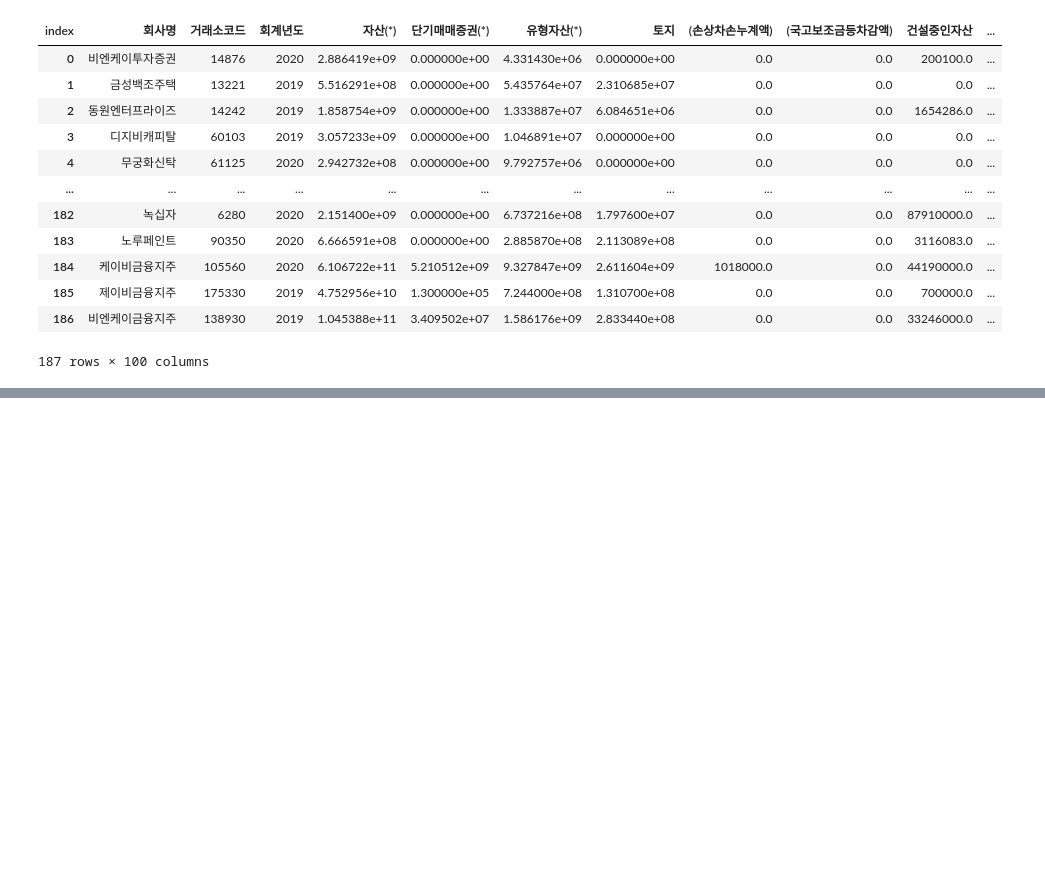
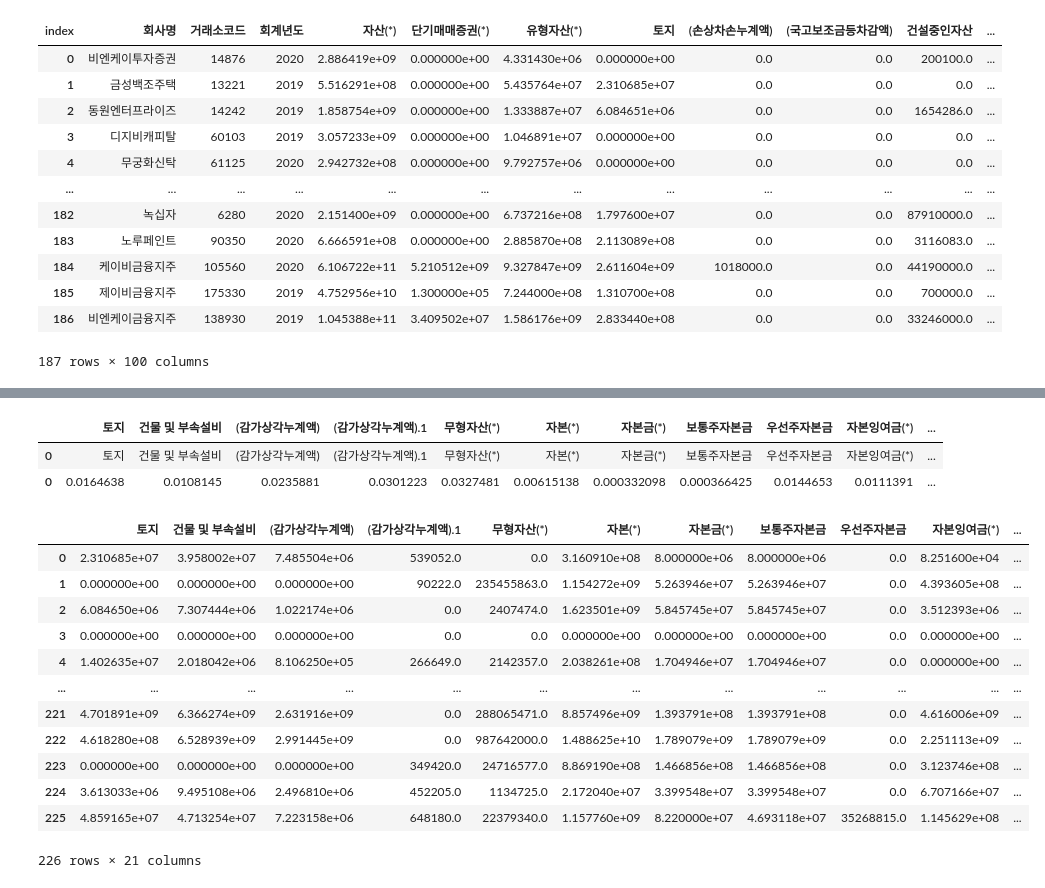
Before and after one commit to Ash-Stat/An-Si-Hyun, a Jupyter notebook: 무슨일이조_데이터정제.ipynb, the cells around one changed output, grey strips where cells are left out. Cells and saved outputs as stored; diff of their text form; code cells hidden in the pictures; blank space fills up the shorter version.

```diff
--- a/무슨일이조_데이터정제.ipynb
+++ b/무슨일이조_데이터정제.ipynb
@@ -1465,0 +1610,3 @@ pre_fin_stat.to_csv('./코로나이전데이터.csv', index=False, encoding='utf
+# %%
+x_data=x_data.drop(['부의영업권','자산수증이익','채무면제이익','전환권대가.1','신주인수권대가.1','출자전환채무','신주청약증거금','미교부주식배당금','기타.1','외화환산대','외화환산차','기타세법상적립금','차기이월미처분이익잉여금(결손금)','*전기이월미처분이익잉여금(결손금)'],axis=1)
+x_data
@@ -1465,0 +1627,14 @@ pre_fin_stat.to_csv('./코로나이전데이터.csv', index=False, encoding='utf
+# %%
+import statsmodels.api as sm
+pval=pd.DataFrame()
+
+for i in x_data.columns:
+  model=sm.Logit(y_data,x_data[i]).fit()
+  if model.pvalues.values <= 0.05:
+    print(i,'의 pvalue :', model.pvalues.values)
+    ii=pd.DataFrame([i])
+    pv=pd.DataFrame(model.pvalues.values)
+    pvv=pd.concat([ii,pv],axis=1)
+    pval=pd.concat([pval,pvv],axis=0)
+    pvv=pd.DataFrame()
+pval
@@ -1465,0 +1710,5 @@ pre_fin_stat.to_csv('./코로나이전데이터.csv', index=False, encoding='utf
+# %%
+pval.columns=['계정과목','pvalue']
+pval=pval.reset_index()
+pval=pval.drop(['index'],axis=1)
+pval
@@ -1465,0 +1733,25 @@ pre_fin_stat.to_csv('./코로나이전데이터.csv', index=False, encoding='utf
+# %%
+pval=pval.T
+pval.columns=pval.iloc[0]
+pval
+# %% [output]
+|  | 토지 | 건물 및 부속설비 | (감가상각누계액) | (감가상각누계액).1 | 무형자산(*) | 자본(*) | 자본금(*) | 보통주자본금 | 우선주자본금 | 자본잉여금(*) | ... |
+| 0 | 토지 | 건물 및 부속설비 | (감가상각누계액) | (감가상각누계액).1 | 무형자산(*) | 자본(*) | 자본금(*) | 보통주자본금 | 우선주자본금 | 자본잉여금(*) | ... |
+| 0 | 0.0164638 | 0.0108145 | 0.0235881 | 0.0301223 | 0.0327481 | 0.00615138 | 0.000332098 | 0.000366425 | 0.0144653 | 0.0111391 | ... |
+# %%
+x_data=x_data[pval.columns]
+x_data
+# %% [output]
+|  | 토지 | 건물 및 부속설비 | (감가상각누계액) | (감가상각누계액).1 | 무형자산(*) | 자본(*) | 자본금(*) | 보통주자본금 | 우선주자본금 | 자본잉여금(*) | ... |
+| 0 | 2.310685e+07 | 3.958002e+07 | 7.485504e+06 | 539052.0 | 0.0 | 3.160910e+08 | 8.000000e+06 | 8.000000e+06 | 0.0 | 8.251600e+04 | ... |
+| 1 | 0.000000e+00 | 0.000000e+00 | 0.000000e+00 | 90222.0 | 235455863.0 | 1.154272e+09 | 5.263946e+07 | 5.263946e+07 | 0.0 | 4.393605e+08 | ... |
+| 2 | 6.084650e+06 | 7.307444e+06 | 1.022174e+06 | 0.0 | 2407474.0 | 1.623501e+09 | 5.845745e+07 | 5.845745e+07 | 0.0 | 3.512393e+06 | ... |
+| 3 | 0.000000e+00 | 0.000000e+00 | 0.000000e+00 | 0.0 | 0.0 | 0.000000e+00 | 0.000000e+00 | 0.000000e+00 | 0.0 | 0.000000e+00 | ... |
+| 4 | 1.402635e+07 | 2.018042e+06 | 8.106250e+05 | 266649.0 | 2142357.0 | 2.038261e+08 | 1.704946e+07 | 1.704946e+07 | 0.0 | 0.000000e+00 | ... |
+| ... | ... | ... | ... | ... | ... | ... | ... | ... | ... | ... | ... |
+| 221 | 4.701891e+09 | 6.366274e+09 | 2.631916e+09 | 0.0 | 288065471.0 | 8.857496e+09 | 1.393791e+08 | 1.393791e+08 | 0.0 | 4.616006e+09 | ... |
+| 222 | 4.618280e+08 | 6.528939e+09 | 2.991445e+09 | 0.0 | 987642000.0 | 1.488625e+10 | 1.789079e+09 | 1.789079e+09 | 0.0 | 2.251113e+09 | ... |
+| 223 | 0.000000e+00 | 0.000000e+00 | 0.000000e+00 | 349420.0 | 24716577.0 | 8.869190e+08 | 1.466856e+08 | 1.466856e+08 | 0.0 | 3.123746e+08 | ... |
+| 224 | 3.613033e+06 | 9.495108e+06 | 2.496810e+06 | 452205.0 | 1134725.0 | 2.172040e+07 | 3.399548e+07 | 3.399548e+07 | 0.0 | 6.707166e+07 | ... |
+| 225 | 4.859165e+07 | 4.713254e+07 | 7.223158e+06 | 648180.0 | 22379340.0 | 1.157760e+09 | 8.220000e+07 | 4.693118e+07 | 35268815.0 | 1.145629e+08 | ... |
+226 rows × 21 columns
```
Also changed, not shown: parts of 18 cells of this notebook.
